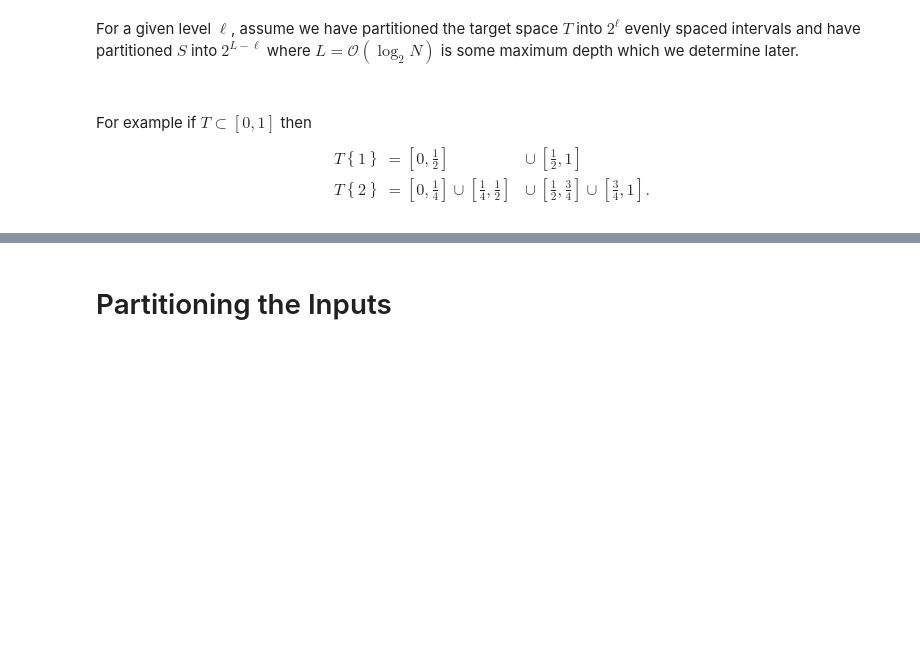
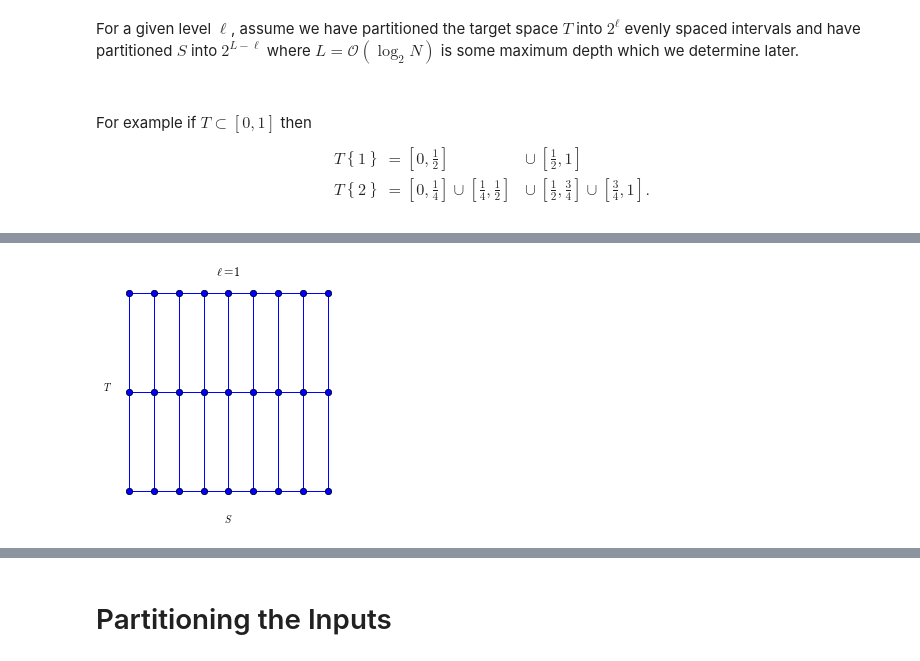
Before and after one commit to dhermes/butterfly-algorithm, a Jupyter notebook: butterfly.ipynb, the cells around one changed output, grey strips where cells are left out. Drawn from its saved outputs; the diff is of its cells as text; code cells hidden in the pictures; blank space fills up the shorter version.

```diff
--- a/butterfly.ipynb
+++ b/butterfly.ipynb
@@ -248,0 +292,4 @@ T\left\{2\right\} &= \left[0, \frac{1}{4}\right] \cup \left[\frac{1}{4},
+# %%
+make_example_plot(1)
+# %% [output]
+[figure, added]
```
Also changed, not shown: parts of 10 cells of this notebook, 1 other file.
